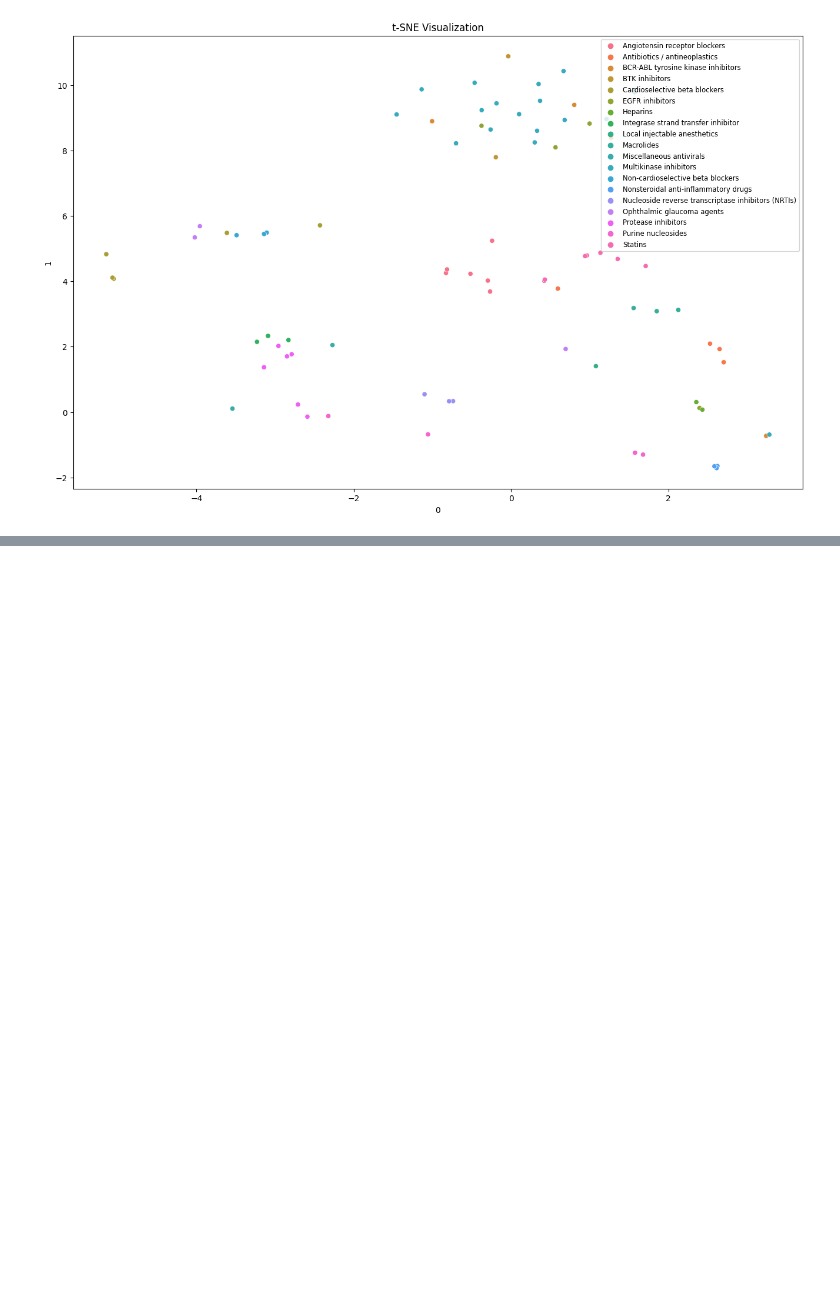
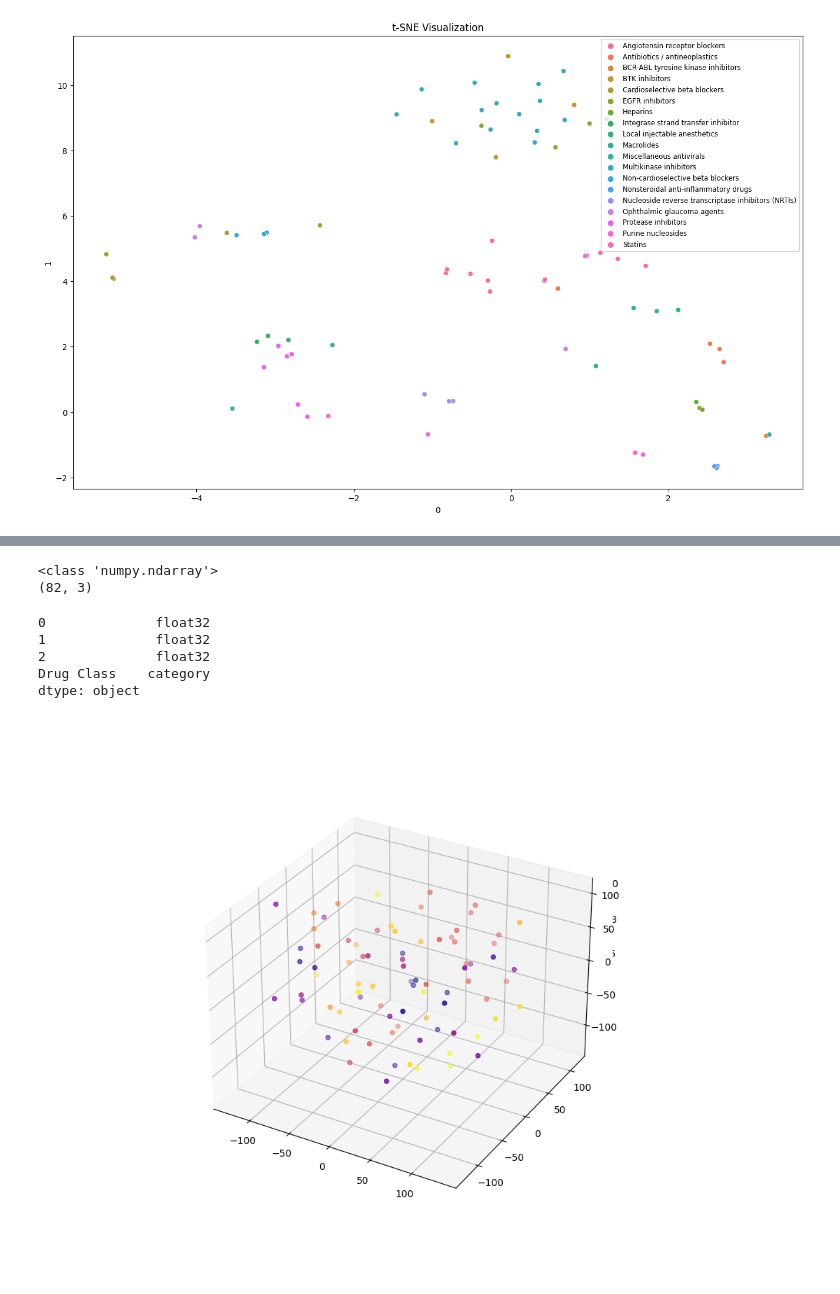
Before and after one commit to ariellubonja/drugs-embedding, a Jupyter notebook: Embeddings_EDA.ipynb, the cells around one changed output, grey strips where cells are left out. Drawn from its saved outputs; the diff is of its cells as text; code cells hidden in the pictures; blank space fills up the shorter version.

Commit message:
Refactor, add 3d plotting of LDA

```diff
--- a/Embeddings_EDA.ipynb
+++ b/Embeddings_EDA.ipynb
@@ -204,9 +180,0 @@ t_sneezed_data_classes.iloc[:, 0].shape
-# %%
-from matplotlib import pyplot as plt
-import seaborn as sns
-
-
-classes = t_sneezed_data_classes['Drug Class'].unique()
-colors = plt.cm.get_cmap('tab10', len(classes))
-
-colors
@@ -226,0 +193,20 @@ plt.show()
+# %%
+tsne = TSNE(n_components=3, random_state=0)
+
+t_sneezed_data = tsne.fit_transform(intersecting_drugs_w_embd_df)
+
+print(type(t_sneezed_data))
+print(t_sneezed_data.shape)
+# %% [output]
+<class 'numpy.ndarray'>
+(82, 3)
+# %%
+t_sneezed_data_classes = add_class_and_names(t_sneezed_data)
+# %%
+t_sneezed_data_classes.dtypes
+# %% [output]
+0              float32
+1              float32
+2              float32
+Drug Class    category
+dtype: object
@@ -226,0 +215,25 @@ plt.show()
+# %%
+def plot_interactive_3d(df):
+    fig = plt.figure(figsize=(10, 8))
+    ax = fig.add_subplot(111, projection='3d')
+
+    cmap = plt.get_cmap("viridis")
+    colors = cmap(np.linspace(0, 1, len(df["Drug Class"].cat.categories)))
+
+    color_dict = dict(zip(df["Drug Class"].cat.categories, colors))
+
+    df["Color"] = df["Drug Class"].cat.codes
+    cmap = plt.cm.get_cmap("plasma", len(df["Drug Class"].cat.categories))
+
+    # Add a 3D subplot
+    ax = fig.add_subplot(111, projection='3d')
+
+    # Plot a 3D scatter plot
+    sc = ax.scatter(df.iloc[:,0], df.iloc[:,1], df.iloc[:,2], c=df["Color"], cmap=cmap)
+
+
+    plt.show()
+# %%
+plot_interactive_3d(t_sneezed_data_classes)
+# %% [output]
+[figure, added]
```
Also changed, not shown: parts of 30 cells of this notebook.
